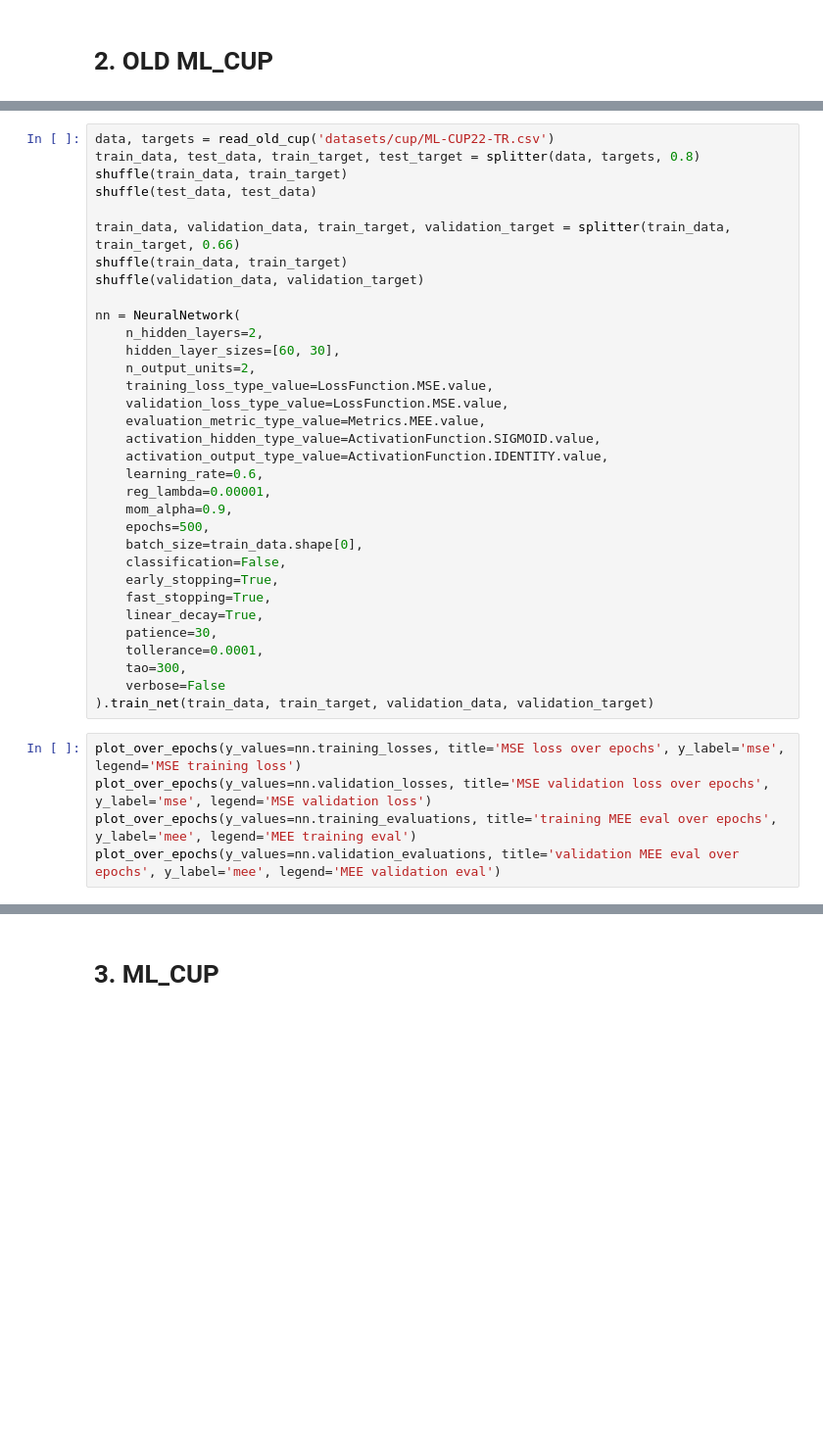
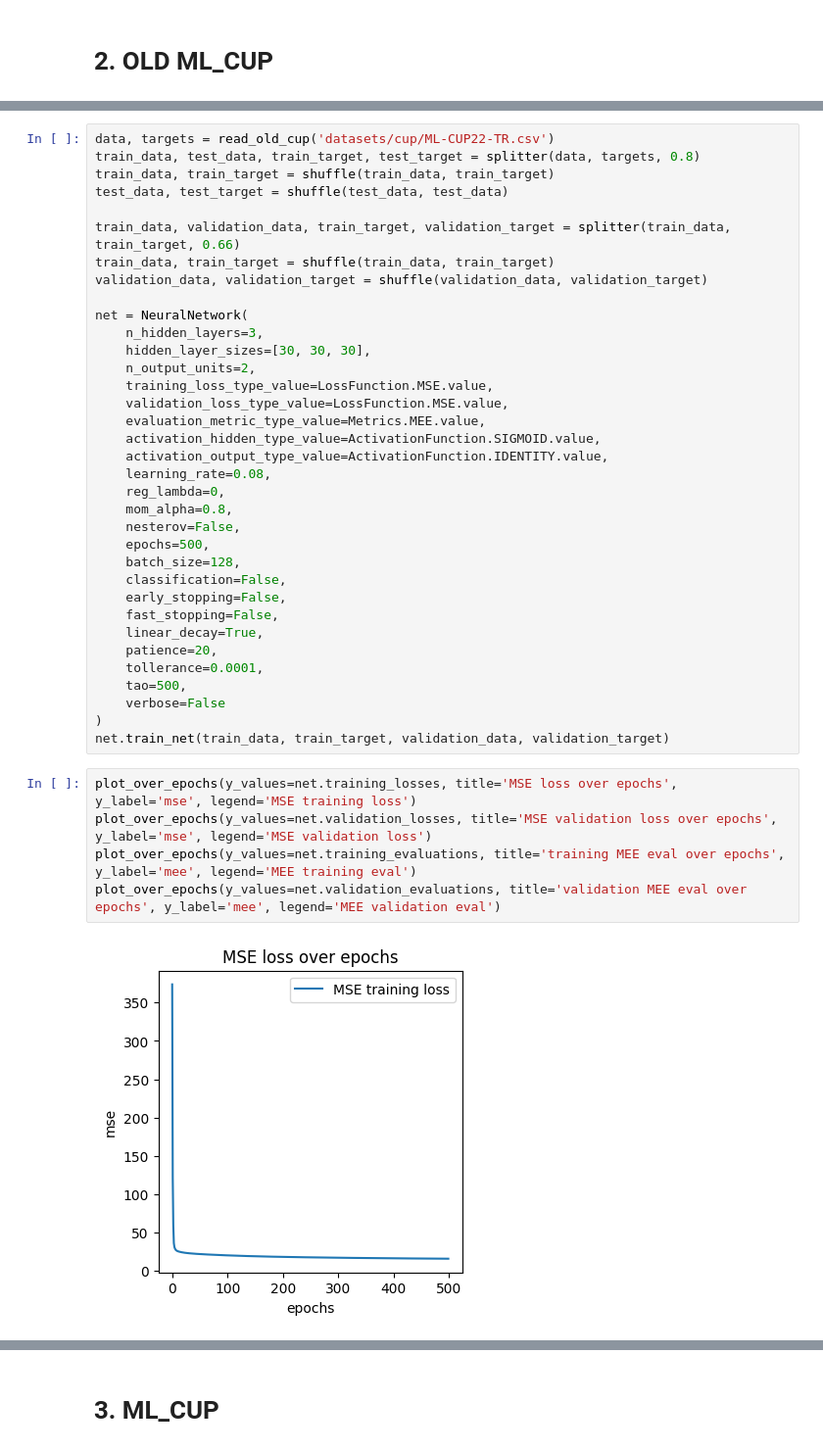
Before and after one commit to nicolapitzalis/Fully-Connected-NN-Implementation, a Jupyter notebook: notebook.ipynb, the cells around one changed output, grey strips where cells are left out. Shown at 98% size. Cells and saved outputs as stored; diff of their text form; blank space fills up the shorter version.

```diff
--- a/notebook.ipynb
+++ b/notebook.ipynb
@@ -184,38 +311,42 @@ kfold_cv(10, data, target, metrics, cv_verbose=True, **config)
 # %%
 data, targets = read_old_cup('datasets/cup/ML-CUP22-TR.csv')
 train_data, test_data, train_target, test_target = splitter(data, targets, 0.8)
-shuffle(train_data, train_target)
-shuffle(test_data, test_data)
+train_data, train_target = shuffle(train_data, train_target)
+test_data, test_target = shuffle(test_data, test_data)
 
 train_data, validation_data, train_target, validation_target = splitter(train_data, train_target, 0.66)
-shuffle(train_data, train_target)
-shuffle(validation_data, validation_target)
+train_data, train_target = shuffle(train_data, train_target)
+validation_data, validation_target = shuffle(validation_data, validation_target)
 
-nn = NeuralNetwork(
-    n_hidden_layers=2,
-    hidden_layer_sizes=[60, 30],
+net = NeuralNetwork(
+    n_hidden_layers=3,
+    hidden_layer_sizes=[30, 30, 30],
     n_output_units=2,
     training_loss_type_value=LossFunction.MSE.value,
     validation_loss_type_value=LossFunction.MSE.value,
     evaluation_metric_type_value=Metrics.MEE.value,
     activation_hidden_type_value=ActivationFunction.SIGMOID.value,
     activation_output_type_value=ActivationFunction.IDENTITY.value,
-    learning_rate=0.6,
-    reg_lambda=0.00001,
-    mom_alpha=0.9,
+    learning_rate=0.08,
+    reg_lambda=0,
+    mom_alpha=0.8,
+    nesterov=False,
     epochs=500,
-    batch_size=train_data.shape[0],
+    batch_size=128,
     classification=False,
-    early_stopping=True,
-    fast_stopping=True,
+    early_stopping=False,
+    fast_stopping=False,
     linear_decay=True,
-    patience=30,
+    patience=20,
     tollerance=0.0001,
-    tao=300,
+    tao=500,
     verbose=False
-).train_net(train_data, train_target, validation_data, validation_target)
+)
+net.train_net(train_data, train_target, validation_data, validation_target)
 # %%
-plot_over_epochs(y_values=nn.training_losses, title='MSE loss over epochs', y_label='mse', legend='MSE training loss')
-plot_over_epochs(y_values=nn.validation_losses, title='MSE validation loss over epochs', y_label='mse', legend='MSE validation loss')
-plot_over_epochs(y_values=nn.training_evaluations, title='training MEE eval over epochs', y_label='mee', legend='MEE training eval')
-plot_over_epochs(y_values=nn.validation_evaluations, title='validation MEE eval over epochs', y_label='mee', legend='MEE validation eval')
+plot_over_epochs(y_values=net.training_losses, title='MSE loss over epochs', y_label='mse', legend='MSE training loss')
+plot_over_epochs(y_values=net.validation_losses, title='MSE validation loss over epochs', y_label='mse', legend='MSE validation loss')
+plot_over_epochs(y_values=net.training_evaluations, title='training MEE eval over epochs', y_label='mee', legend='MEE training eval')
+plot_over_epochs(y_values=net.validation_evaluations, title='validation MEE eval over epochs', y_label='mee', legend='MEE validation eval')
+# %% [output]
+[figure, added]
```
Also changed, not shown: parts of 25 cells of this notebook, 7 other files.
